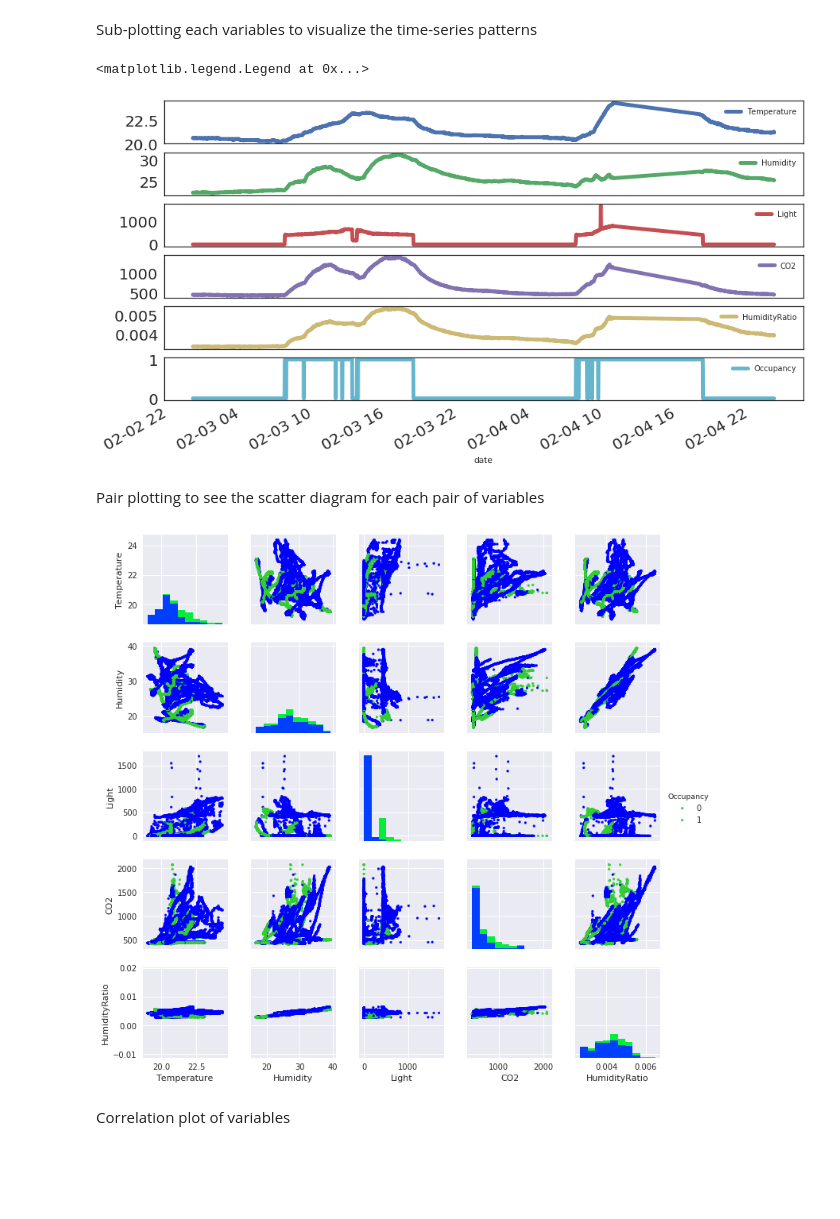
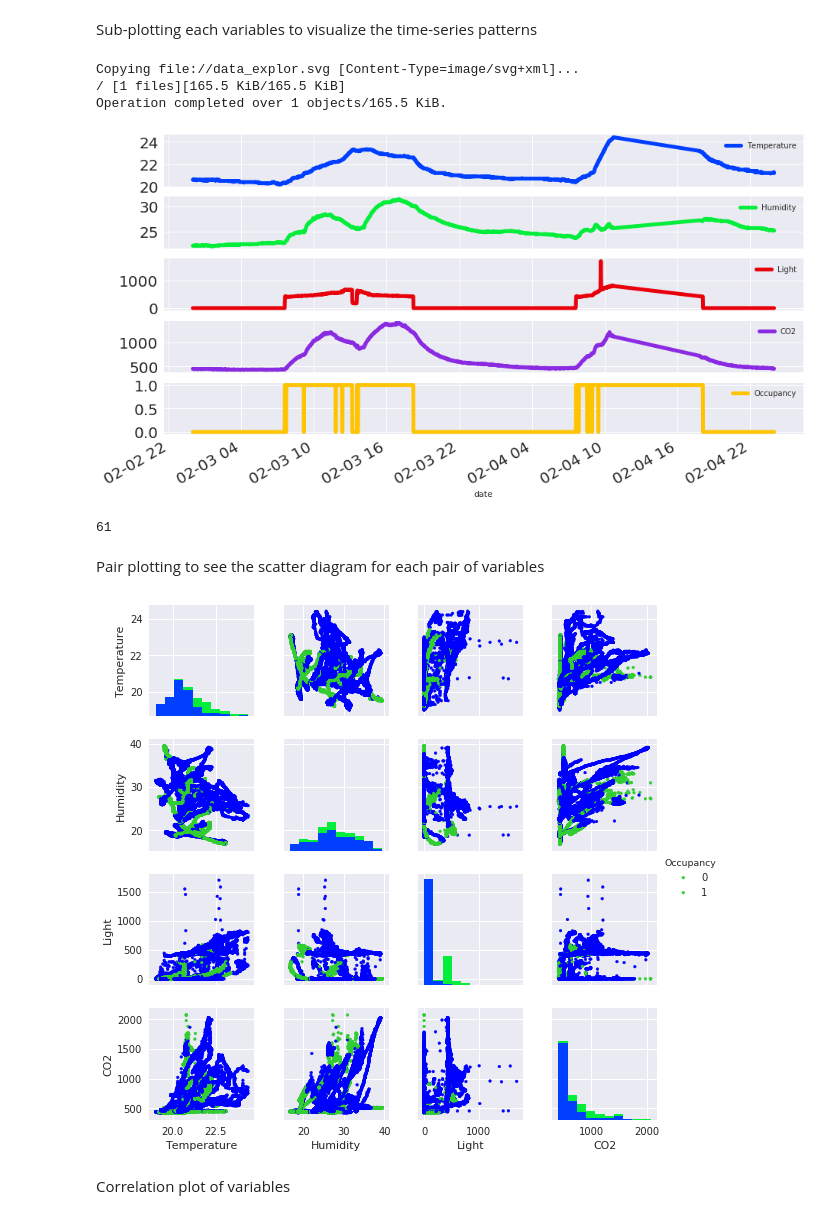
Before and after one commit to pawandhakal/LearningHub, a Jupyter notebook: Occupancy_data_project/Read_occupancy_data.ipynb, the cells around one changed output. Drawn from its saved outputs; the diff is of its cells as text; code cells hidden in the pictures; blank space fills up the shorter version.

Commit message:
Completion of Occupancy Use case

```diff
--- a/Occupancy_data_project/Read_occupancy_data.ipynb
+++ b/Occupancy_data_project/Read_occupancy_data.ipynb
@@ -29,6 +31,10 @@ import gcsfs
 import matplotlib.pyplot as plt
 import seaborn as sns
 import numpy as np
+import matplotlib as mpl
+import matplotlib.style
+mpl.style.use('seaborn-bright')
+%matplotlib inline
 # %% [markdown]
 Reading data files from google cloud storage using gcsfs python package
 # %%
@@ -85,22 +92,31 @@ Sub-plotting each variables to visualize the time-series patterns
 # %%
 df['2015-02-03' : '2015-02-04'].plot(subplots=True, figsize=(15,8), linewidth=5, fontsize=20)
 plt.legend(loc='best')
+plt.savefig("data_explor.svg", format="svg")
+!gsutil cp 'data_explor.svg' 'gs://omina-test-set/occupancy-data/data_explor.svg'
 # %% [output]
-<matplotlib.legend.Legend at 0x...>
+Copying file://data_explor.svg [Content-Type=image/svg+xml]...
+/ [1 files][165.5 KiB/165.5 KiB]
+Operation completed over 1 objects/165.5 KiB.
-[figure, old version]
+[figure, new version]
+# %%
+df1 = df['2015-02-12 07:00:00' : '2015-02-12 07:59:59']
+print(len(df1[df1['Occupancy'] == 0]))
+# %% [output]
+61
 # %% [markdown]
 Pair plotting to see the scatter diagram for each pair of variables
 # %%
 sns.set(style="white")
 sns.set(color_codes=True)
 sns.set_palette("bright", 2)
 g = sns.pairplot(df,
                  hue="Occupancy",
                  size = 2,
                  plot_kws={"s": 8, 'alpha': 1, 'edgecolor': df['color'], 'facecolors':df['color']},
-                 vars=["Temperature", "Humidity", "Light", "CO2", "HumidityRatio"])
+                 vars=["Temperature", "Humidity", "Light", "CO2"])
 # %% [output]
-[figure, old version]
+[figure, new version]
 # %% [markdown]
 Correlation plot of variables
 # %%
```
Also changed, not shown: parts of 4 cells of this notebook, 14 other files.
